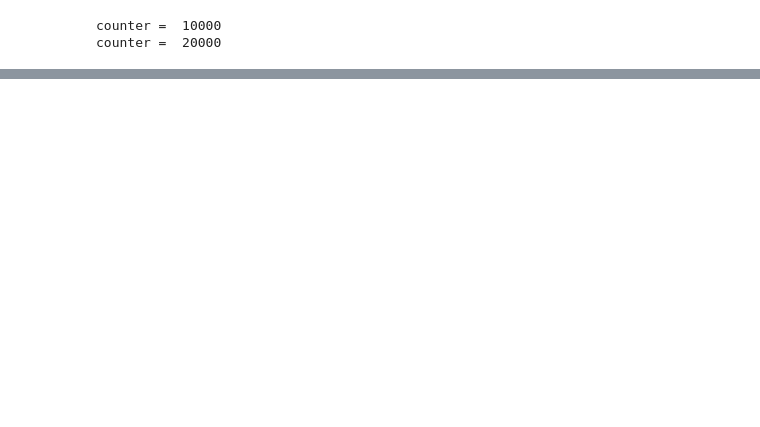
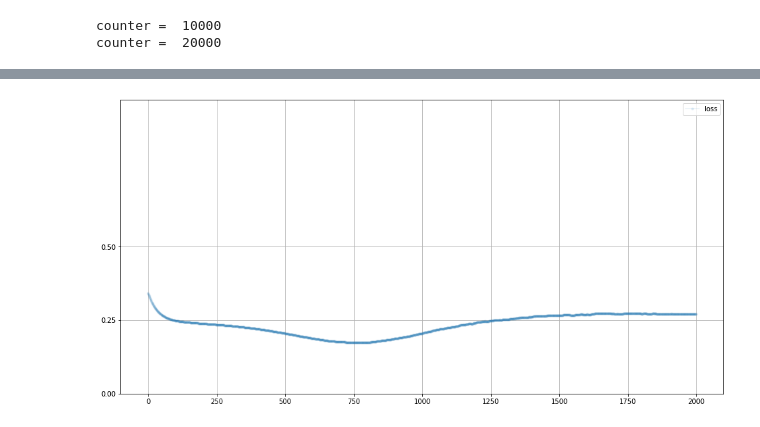
Before and after one commit to mucollabo/firstGAN, a Jupyter notebook: 06_gan_simple_pattern.ipynb, the cells around one changed output, grey strips where cells are left out. Drawn from its saved outputs; the diff is of its cells as text; code cells hidden in the pictures; blank space fills up the shorter version.

```diff
--- a/06_gan_simple_pattern.ipynb
+++ b/06_gan_simple_pattern.ipynb
@@ -105,0 +167,30 @@ print(D.forward(generate_random(4)).item())
+# %%
+%%time
+
+# 새로운 판별기 및 생성기 생성
+
+D = Discriminator()
+G = Generator()
+
+image_list = []
+
+# 판별기와 생성기 훈련
+
+for i in range(10000):
+
+  # 1단계: 참에 대해 판별기 훈련
+  D.train(generate_real(), torch.FloatTensor([1.0]))
+
+  # 2단계: 거짓에 대해 판별기 훈련
+  # G의 기울기가 계산되지 않도록 detach() 함수를 이용
+  D.train(G.forward(torch.FloatTensor([0.5])).detach(), torch.FloatTensor([0.0]))
+
+  # 3단계: 생성기 훈련
+  G.train(D, torch.FloatTensor([0.5]), torch.FloatTensor([1.0]))
+
+  # 매 1000회 이미지를 저장
+  if (i % 1000 == 0):
+    image_list.append(G.forward(torch.FloatTensor([0.5])).detach().numpy())
+
+
+  pass
@@ -105,0 +202,4 @@ print(D.forward(generate_random(4)).item())
+# %%
+D.plot_progress()
+# %% [output]
+[figure, added]
```
Also changed, not shown: parts of 9 cells of this notebook.
